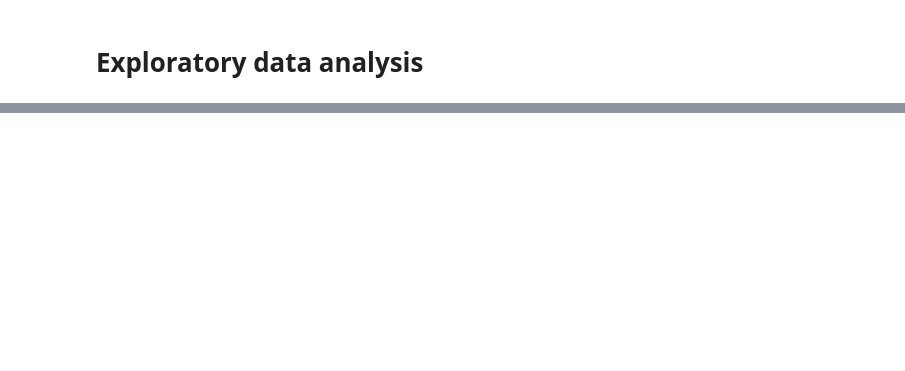
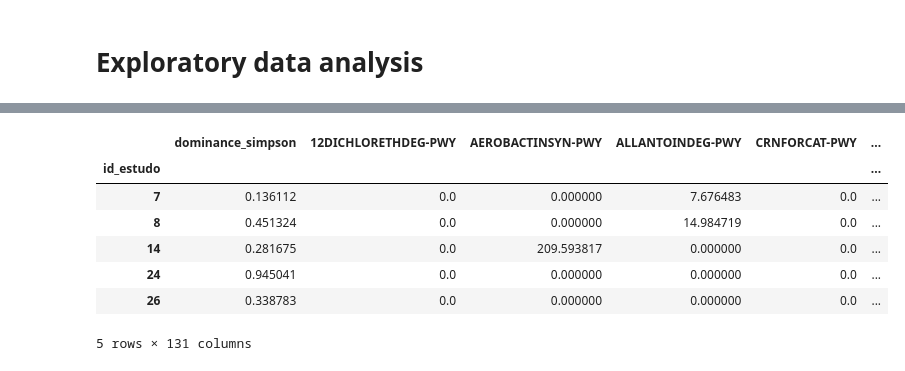
Before and after one commit to ptonso/random_forest, a Jupyter notebook: src/01_exploratory.ipynb, the cells around one changed output, grey strips where cells are left out. Drawn from its saved outputs; the diff is of its cells as text; code cells hidden in the pictures; blank space fills up the shorter version.

```diff
--- a/src/01_exploratory.ipynb
+++ b/src/01_exploratory.ipynb
@@ -31,6 +41,17 @@ df.head()
 # %%
-y = df.iloc[:,-1]
-X = df.iloc[:,:-1]
+y = df.iloc[:,0]
+X = df.iloc[:,1:]
+
+X.head()
+# %% [output]
+|  | dominance_simpson | 12DICHLORETHDEG-PWY | AEROBACTINSYN-PWY | ALLANTOINDEG-PWY | CRNFORCAT-PWY | ... |
+| id_estudo |  |  |  |  |  | ... |
+| 7 | 0.136112 | 0.0 | 0.000000 | 7.676483 | 0.0 | ... |
+| 8 | 0.451324 | 0.0 | 0.000000 | 14.984719 | 0.0 | ... |
+| 14 | 0.281675 | 0.0 | 209.593817 | 0.000000 | 0.0 | ... |
+| 24 | 0.945041 | 0.0 | 0.000000 | 0.000000 | 0.0 | ... |
+| 26 | 0.338783 | 0.0 | 0.000000 | 0.000000 | 0.0 | ... |
+5 rows × 131 columns
 # %%
 # Check correlation
 
```
Also changed, not shown: parts of 6 cells of this notebook, 17 other files.
